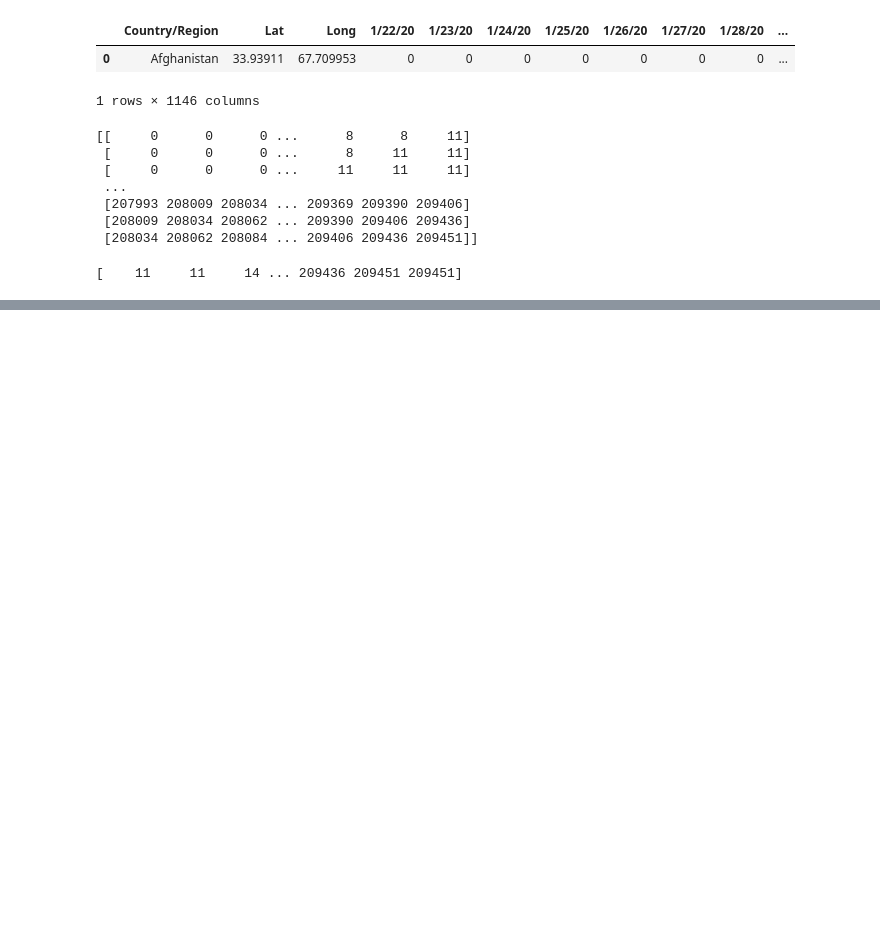
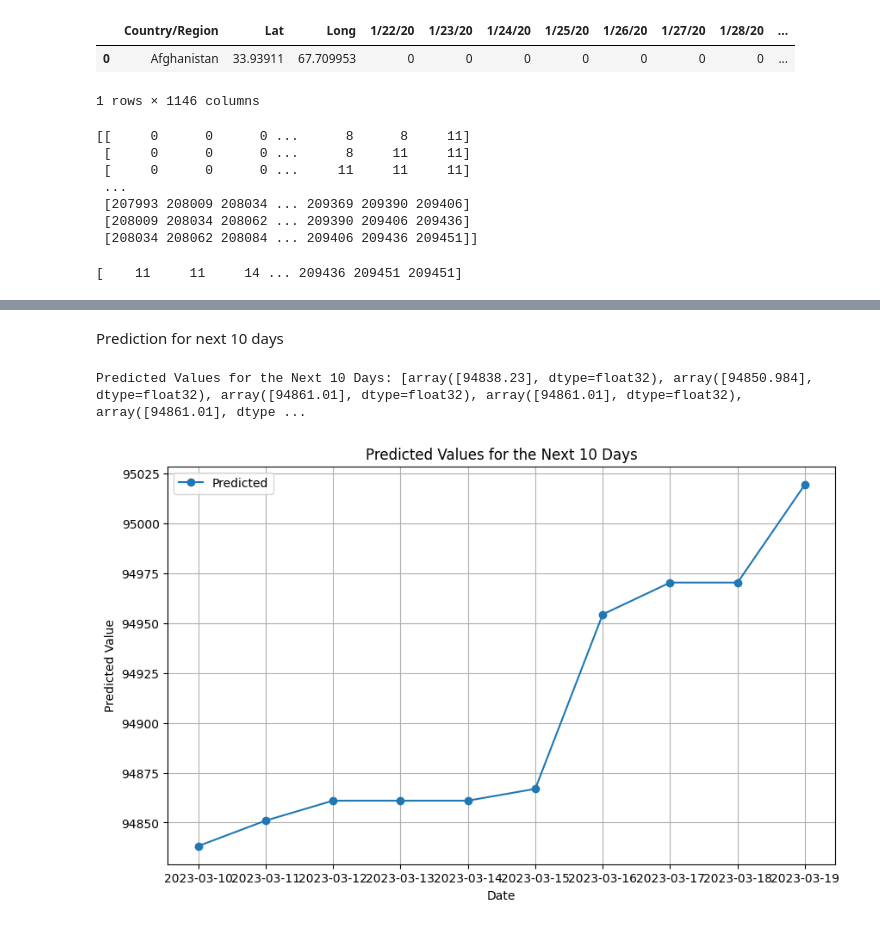
Before and after one commit to l-ordkp/Covid--19-Prediction, a Jupyter notebook: Covid-19.ipynb, the cells around one changed output, grey strips where cells are left out. Saved outputs shown, nothing was run; the diff lists cells and outputs as text; code cells hidden in the pictures; blank space fills up the shorter version.

Commit message:
Used LSTM for prediction.

```diff
--- a/Covid-19.ipynb
+++ b/Covid-19.ipynb
@@ -237,0 +359,47 @@ X = X.reshape((X.shape[0], X.shape[1], 1))
+# %% [markdown]
+Prediction for next 10 days
+# %%
+x_input = X[-1]
+temp_input = list(x_input)
+lst_output = []
+i = 0
+
+while i < 10:
+    if len(temp_input) >= 50 :
+        x_input = np.array(temp_input[-50:]).reshape((1, 50, 1))
+        yhat = best_model.predict(x_input, verbose=0)[0][0]
+
+        temp_input.append(yhat)
+        lst_output.append(yhat)
+        i += 1
+    else:
+        x_input = np.array(temp_input).reshape((1, len(temp_input), 1))
+        yhat = best_model.predict(x_input, verbose=0)[0][0]
+
+        temp_input.append(yhat)
+        lst_output.append(yhat)
+        i += 1
+
+print("Predicted Values for the Next 10 Days:", lst_output)
+# %% [output]
+Predicted Values for the Next 10 Days: [array([94838.23], dtype=float32), array([94850.984], dtype=float32), array([94861.01], dtype=float32), array([94861.01], dtype=float32), array([94861.01], dtype ...
+# %%
+import matplotlib.pyplot as plt
+
+# Predicted values for the next 10 days
+predicted_values = lst_output
+
+# Create a date range for the next 10 days (replace with actual dates)
+date_range = pd.date_range(start="2023-03-10", periods=10)
+
+# Plot the predicted values
+plt.figure(figsize=(10, 6))
+plt.plot(date_range, predicted_values, marker='o', label="Predicted")
+plt.xlabel("Date")
+plt.ylabel("Predicted Value")
+plt.title("Predicted Values for the Next 10 Days")
+plt.legend()
+plt.grid()
+plt.show()
+# %% [output]
+[figure, added]
```
Also changed, not shown: parts of 2 cells of this notebook.
